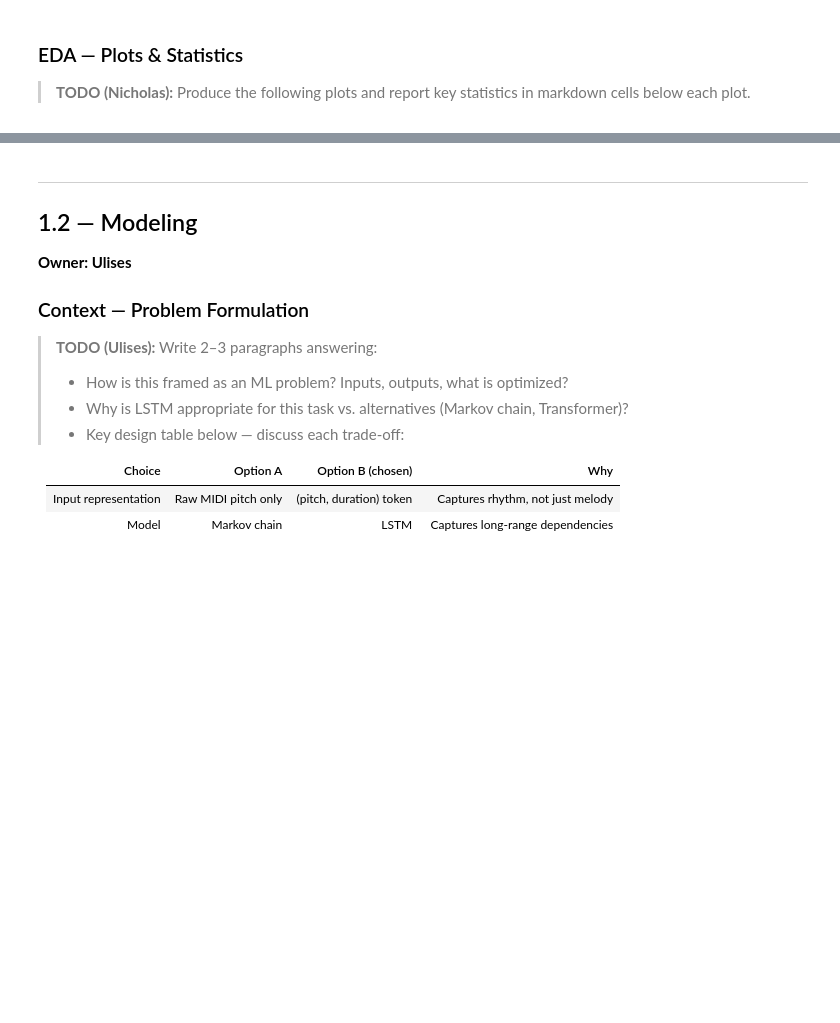
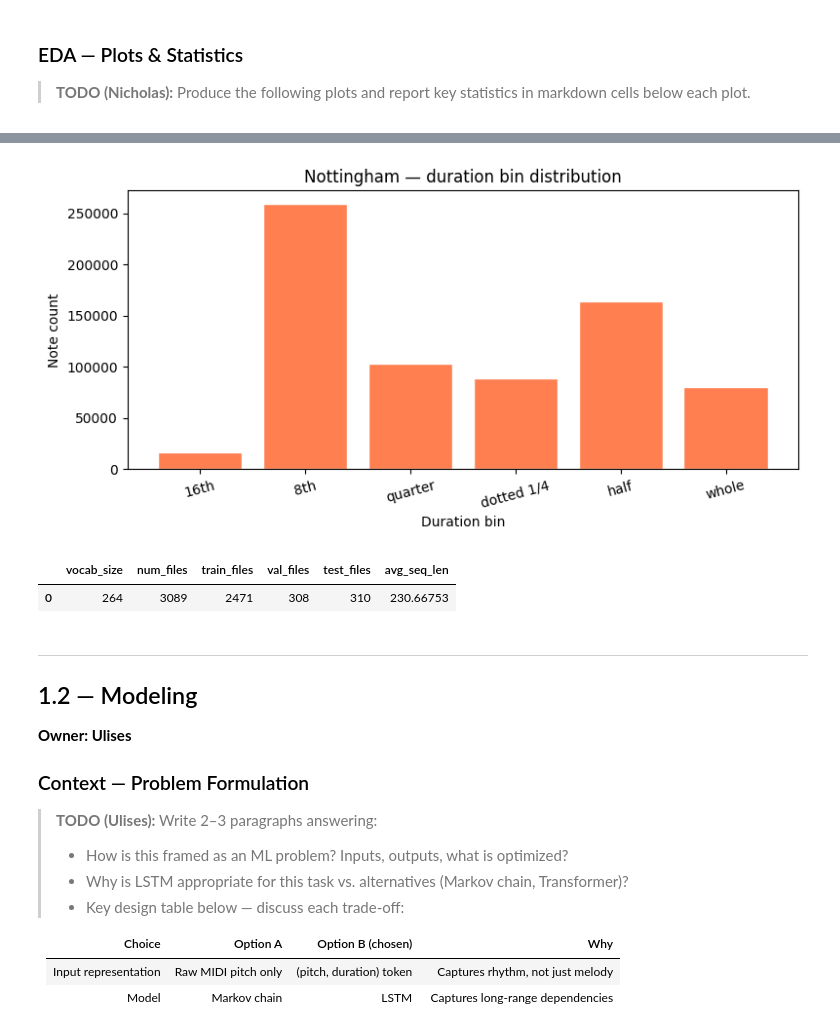
Before and after one commit to ulises0516/CSE153R-Assignment2, a Jupyter notebook: simple_notebook.ipynb, the cells around one changed output, grey strips where cells are left out. Saved outputs shown, nothing was run; the diff lists cells and outputs as text; code cells hidden in the pictures; blank space fills up the shorter version.

```diff
--- a/simple_notebook.ipynb
+++ b/simple_notebook.ipynb
@@ -118,3 +228,34 @@ pass
+# %%
+if len(all_sequences) == 0:
+    print('No data for duration plot.')
+else:
+    dur_counts = Counter(d for seq in all_sequences for _, d in seq)
+    bins   = [DURATION_BIN_NAMES[i] for i in sorted(dur_counts)]
+    counts = [dur_counts[i]         for i in sorted(dur_counts)]
+    plt.figure(figsize=(8, 4))
+    plt.bar(bins, counts, color='coral', edgecolor='white')
+    plt.xlabel('Duration bin')
+    plt.ylabel('Note count')
+    plt.title('Nottingham — duration bin distribution')
+    plt.xticks(rotation=15)
+    plt.tight_layout()
+    plt.show()
+# %% [output]
+[figure, added]
+# %%
+from IPython.display import display
+summary_t1 = {
+    'vocab_size':  [len(token2id) if token2id else None],
+    'num_files':   [len(all_sequences)],
+    'train_files': [len(train_seqs)],
+    'val_files':   [len(val_seqs)],
+    'test_files':  [len(test_seqs)],
+    'avg_seq_len': [np.mean([len(s) for s in all_sequences]) if all_sequences else None],
+}
+display(pd.DataFrame(summary_t1))
+# %% [output]
+|  | vocab_size | num_files | train_files | val_files | test_files | avg_seq_len |
+| 0 | 264 | 3089 | 2471 | 308 | 310 | 230.66753 |
 # %% [markdown]
 ---
 ## 1.2 — Modeling
```
Also changed, not shown: parts of 39 cells of this notebook.
